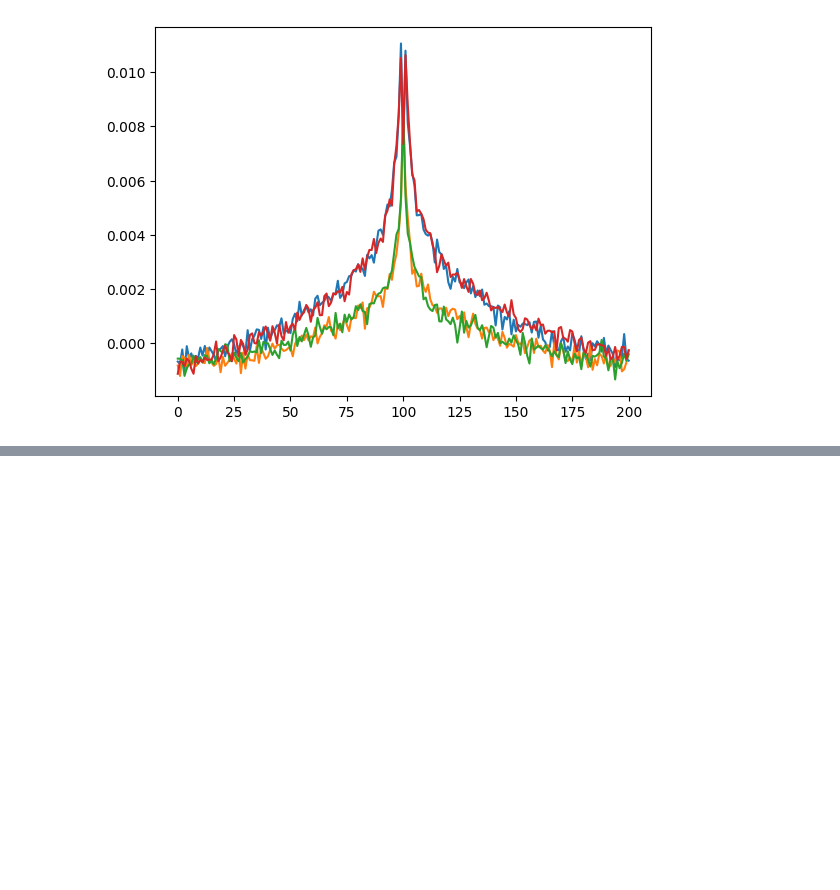
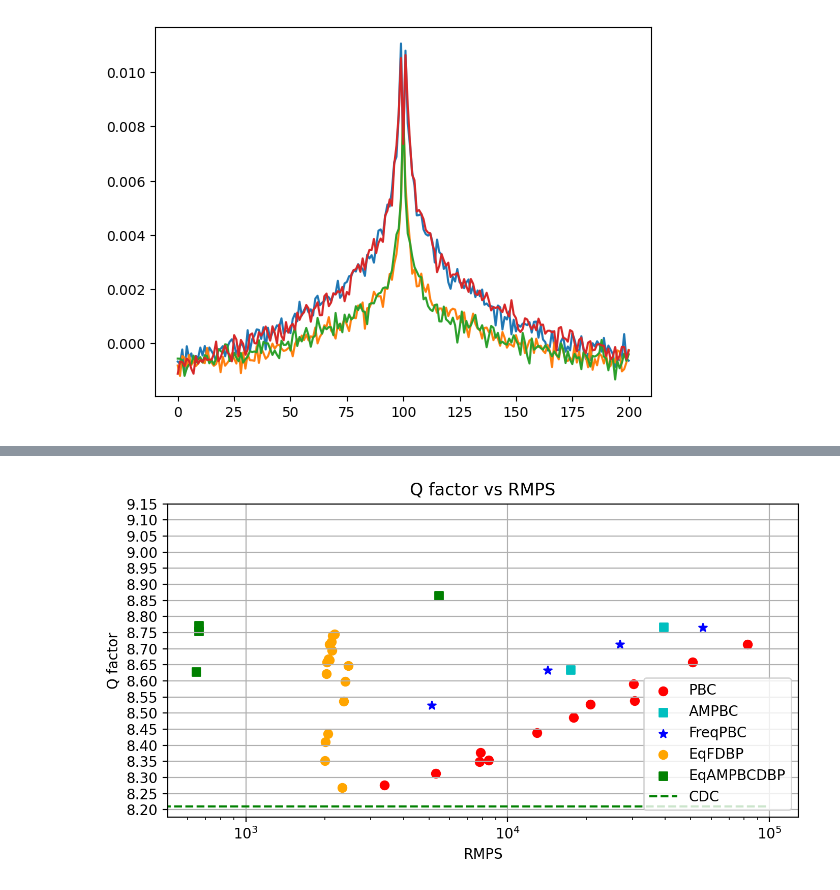
Before and after one commit to xinyuxiao113/pkufiber, a Jupyter notebook: show.ipynb, the cells around one changed output, grey strips where cells are left out. Saved outputs shown, nothing was run; the diff lists cells and outputs as text; code cells hidden in the pictures; blank space fills up the shorter version.

```diff
--- a/show.ipynb
+++ b/show.ipynb
@@ -109,0 +109,86 @@ torch.Size([2, 2, 801])
+# %%
+import numpy as np
+import os
+import matplotlib.pyplot as plt
+from scripts.visualize import load_experiment, load_baseline
+import pkufiber as pf
+
+# load baseline
+cdc, power = load_baseline('configs/dsp/test_eq.yaml', 'CDC')
+
+pbc_path = [f'experiments/80G_3ch_pbc_M{M}_rho{rho}' for M in [41, 81, 161] for rho in [1, 2, 4, 8]]
+
+ampbc_path = [f'experiments/80G_3ch_ampbcstep_M{M}_rho{rho}' for M in [41, 81, 161] for rho in [1, 2, 4, 8]] + [
+                    'experiments/80G_3ch_ampbc_M401_rho1_v1',
+                    'experiments/80G_3ch_ampbc_M401_rho0.5_v1',
+            ]
+
+frepbc_path = [
+    'experiments/80G_3ch_frepbc_M41_rho1_ol40_strides161',
+    'experiments/80G_3ch_frepbc_M201_ol200_rho1_strides201',
+    'experiments/80G_3ch_frepbc_M81_rho1_ol80_strides161',
+    'experiments/80G_3ch_frepbc_M161_rho1_ol80_strides321',
+]
+
+eqfdbp_path = ['experiments/' + path for path in os.listdir('experiments') if '0926_dbp_sps1' in path]
+
+eqampbc_path = ['experiments/' + path for path in os.listdir('experiments') if '1001_eqampbcdbp_freqCDC_step5' in path]
+
+old = ['experiments/1001_eqampbcdbp_freqCDC_step25_ntaps101_dtaps101_rho0.1_nshare0_decay1',
+         'experiments/1001_eqampbcdbp_freqCDC_step5_ntaps401_dtaps801_rho0_nshare0_decay1',
+         'experiments/1001_eqampbcdbp_freqCDC_step10_ntaps101_dtaps101_rho0.1_nshare0_decay1']
+
+# paths = ['experiments/' + path for path in os.listdir('experiments') if '1001' in path]
+paths =  pbc_path + ampbc_path + frepbc_path + eqfdbp_path + eqampbc_path
+
+
+# 加载实验结果
+results = {path: load_experiment(path) for path in paths}
+
+# 初始化绘图
+plt.figure(dpi=200, figsize=(8, 4))
+
+# 定义标签和样式映射，简化 scatter 绘图逻辑
+scatter_params = {
+    '_pbc_': {'color': 'r', 'marker': 'o', 'label': 'PBC'},
+     '_ampbc_': {'color': 'c', 'marker': 's', 'label': 'AMPBC'},
+    '_frepbc_': {'color': 'b', 'marker': '*', 'label': 'FreqPBC'},
+    '_eqampbcdbp_': {'color': 'g', 'marker': 's', 'label': 'EqAMPBCDBP'},
+    '_dbp_sps1_trainD_': {'color': 'orange', 'marker': 'o', 'label': 'EqFDBP'},  # 改为橙色圆点，避免与 fdbp 冲突
+
+}
+
+# 用于检查哪些标签已经绘制
+labels_plotted = {key: False for key in scatter_params.keys()}
+
+# 遍历结果并绘制 scatter
+for key, res in results.items():
+    rmps = res['model'].rmps()
+    Qmax = np.max(res['qfactor_power'][0])
+
+    if '_freqdbp' in key:
+        print(key, rmps, Qmax)
+    for k, params in scatter_params.items():
+        if k in key:
+            # 只为首次绘制该类数据时设置标签
+            if not labels_plotted[k]:
+                plt.scatter(rmps, Qmax, c=params['color'], marker=params['marker'], label=params['label'])
+                labels_plotted[k] = True
+            else:
+                plt.scatter(rmps, Qmax, c=params['color'], marker=params['marker'])
+            break
+
+# 绘制 CDC 水平线
+plt.plot([0, 1e5], [np.max(cdc), np.max(cdc)], '--', c='g', label='CDC')
+
+# 设置图表属性
+plt.xlabel('RMPS')
+plt.ylabel('Q factor')
+plt.yticks(np.arange(8.2, 9.2, 0.05))
+plt.xscale('log')
+plt.legend(loc='lower right')
+plt.title('Q factor vs RMPS')
+plt.grid()
+plt.show()
+# %% [output]
+[figure, added]
```
Also changed, not shown: parts of 8 cells of this notebook, 19 other files.
